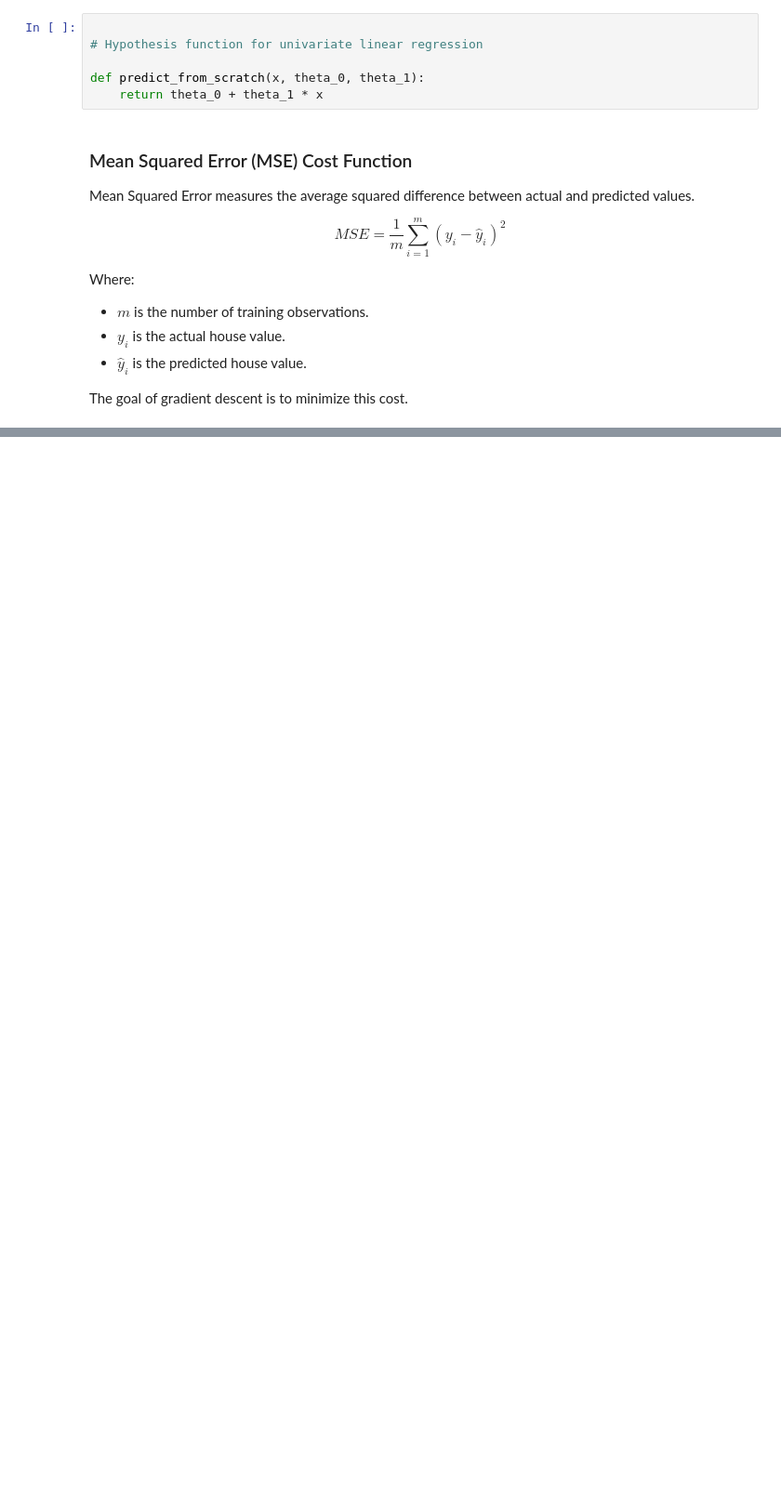
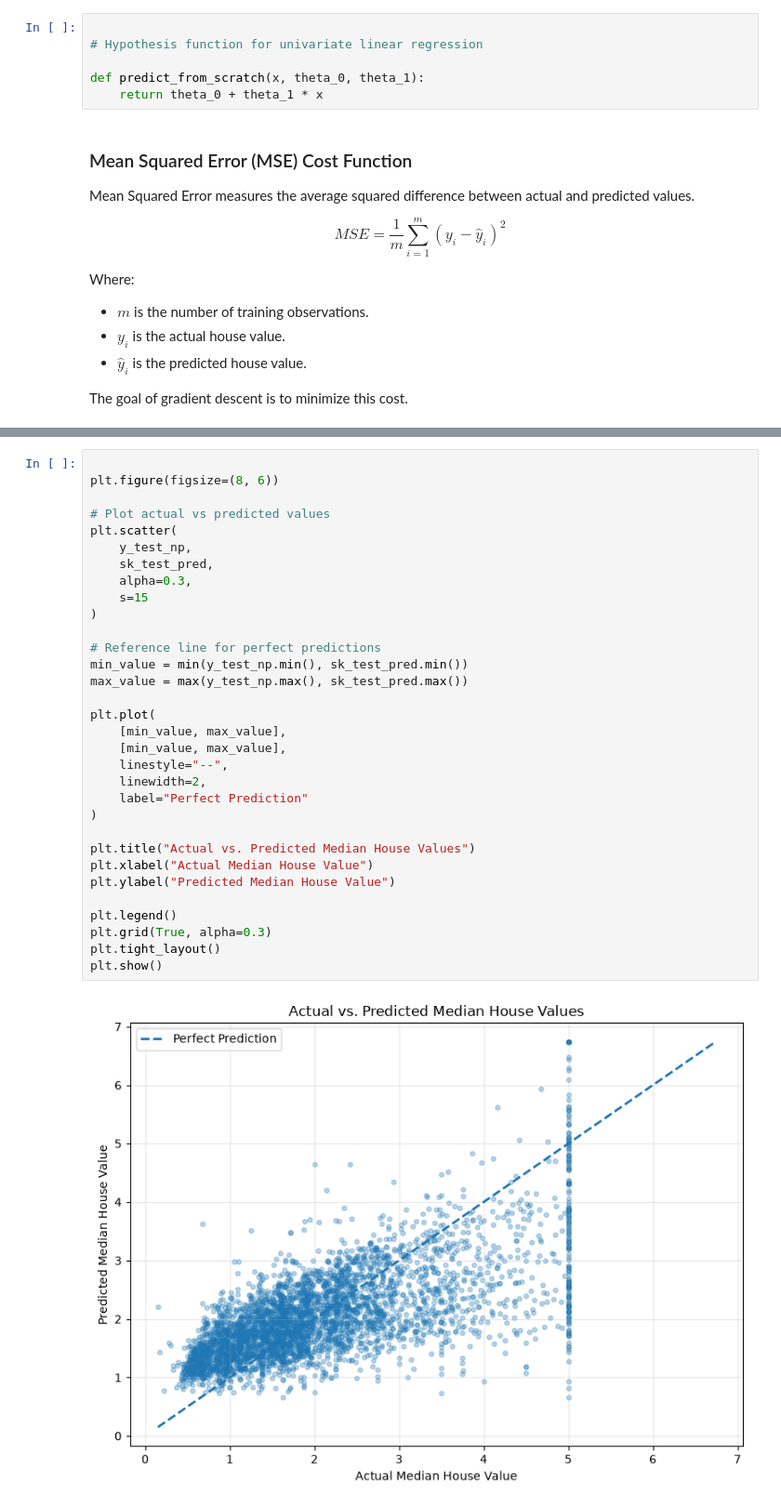
Before and after one commit to UbaidUllah777/LinearRegressionArchitecture_Workshop, a Jupyter notebook: notebooks/linear_regression.ipynb, the cells around one changed output, grey strips where cells are left out. Shown at 93% size. Saved outputs shown, nothing was run; the diff lists cells and outputs as text; blank space fills up the shorter version.

```diff
--- a/notebooks/linear_regression.ipynb
+++ b/notebooks/linear_regression.ipynb
@@ -251,0 +795,34 @@ The goal of gradient descent is to minimize this cost.
+# %%
+
+plt.figure(figsize=(8, 6))
+
+# Plot actual vs predicted values
+plt.scatter(
+    y_test_np,
+    sk_test_pred,
+    alpha=0.3,
+    s=15
+)
+
+# Reference line for perfect predictions
+min_value = min(y_test_np.min(), sk_test_pred.min())
+max_value = max(y_test_np.max(), sk_test_pred.max())
+
+plt.plot(
+    [min_value, max_value],
+    [min_value, max_value],
+    linestyle="--",
+    linewidth=2,
+    label="Perfect Prediction"
+)
+
+plt.title("Actual vs. Predicted Median House Values")
+plt.xlabel("Actual Median House Value")
+plt.ylabel("Predicted Median House Value")
+
+plt.legend()
+plt.grid(True, alpha=0.3)
+plt.tight_layout()
+plt.show()
+# %% [output]
+[figure, added]
```
Also changed, not shown: parts of 26 cells of this notebook.
